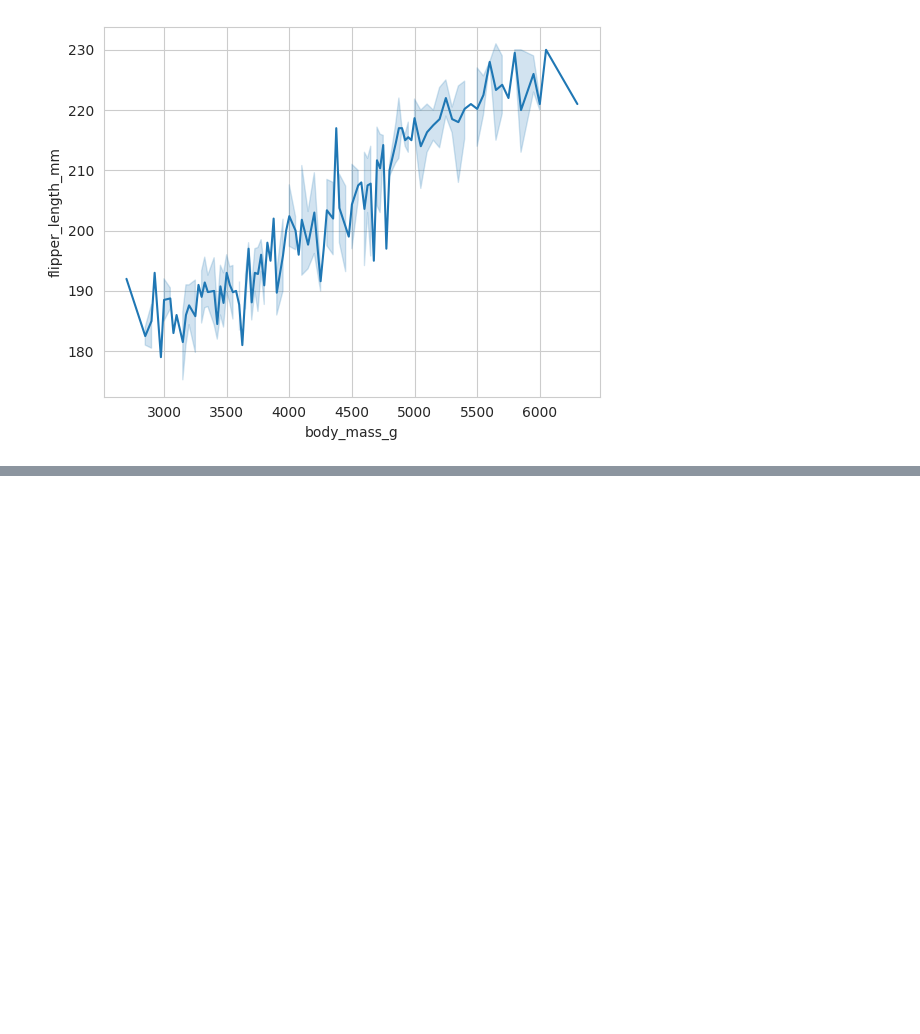
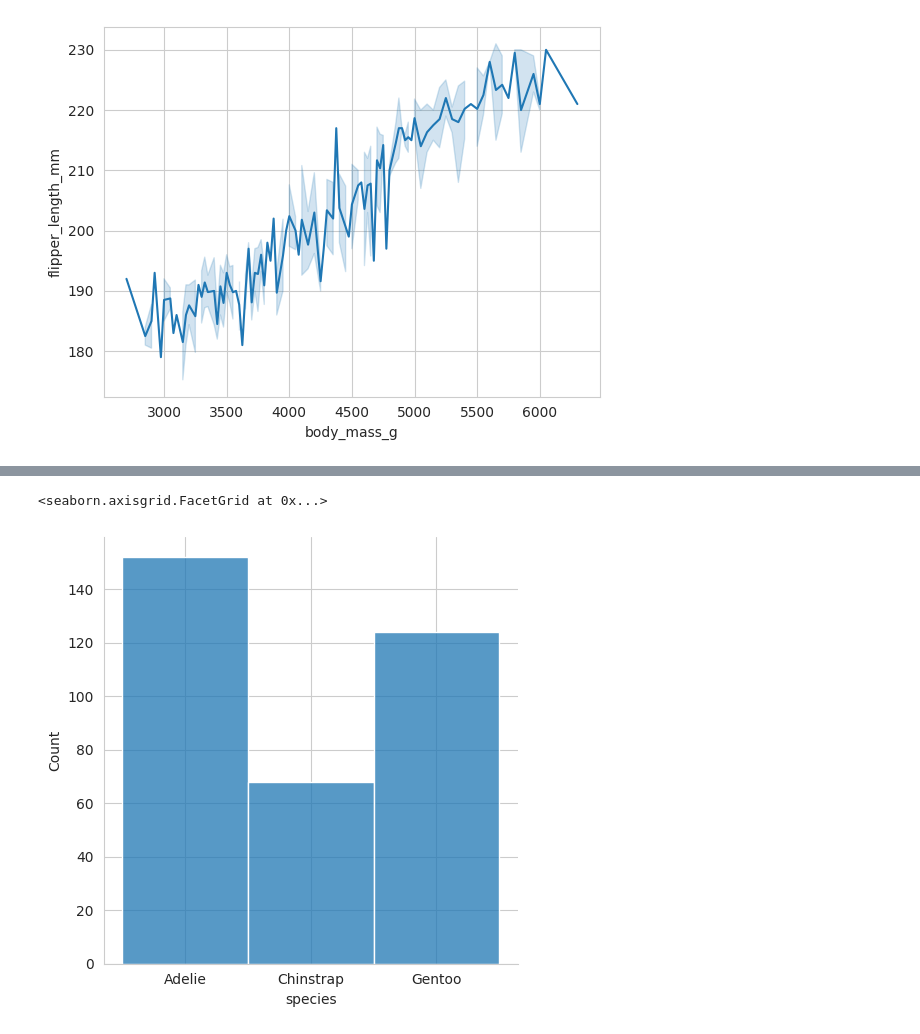
Before and after one commit to Marvjowa/seaborn-examples, a Jupyter notebook: seaborn-example.ipynb, the cells around one changed output, grey strips where cells are left out. Saved outputs shown, nothing was run; the diff lists cells and outputs as text; code cells hidden in the pictures; blank space fills up the shorter version.

Commit message:
first real version

```diff
--- a/seaborn-example.ipynb
+++ b/seaborn-example.ipynb
@@ -32,0 +59,12 @@ sns.lineplot(data=penguins, x="body_mass_g", y="flipper_length_mm")
+# %%
+# Distributional diagrams
+
+# Note that you can simply provide the functions with the name of your underlying
+# data without specifying the parameter name, if you provide it as the first
+# positional argument.
+
+# Figure-level function: displot()
+sns.displot(penguins, x="species")
+# %% [output]
+<seaborn.axisgrid.FacetGrid at 0x...>
+[figure, added]
```
Also changed, not shown: parts of 38 cells of this notebook.
